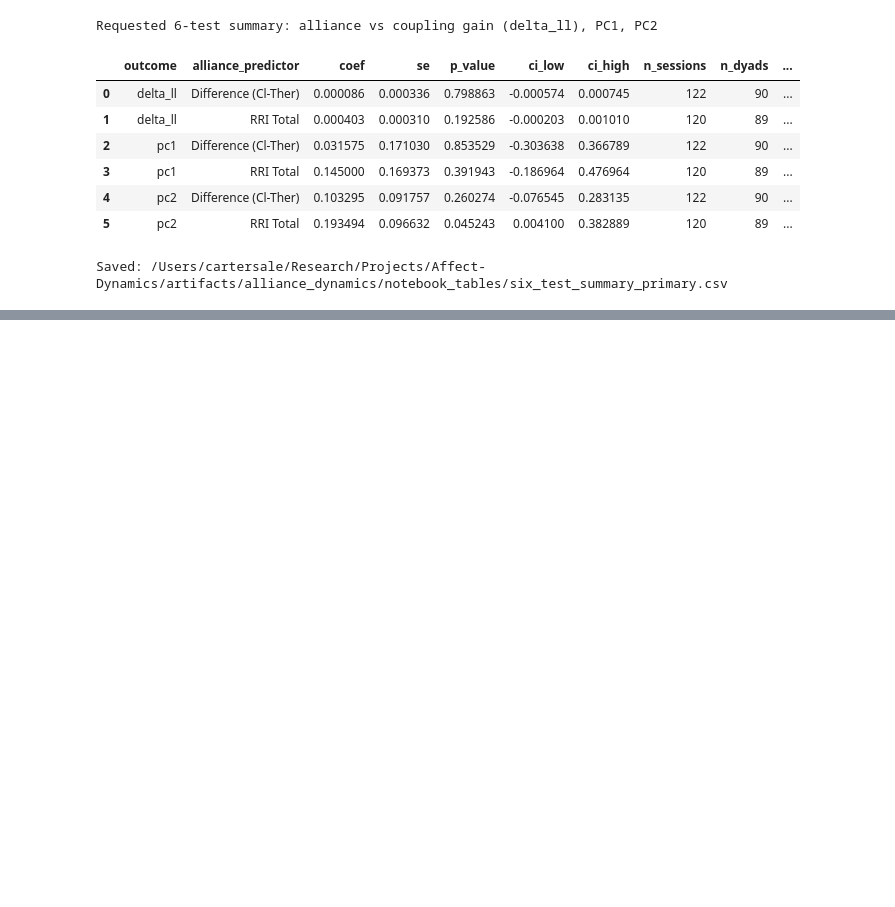
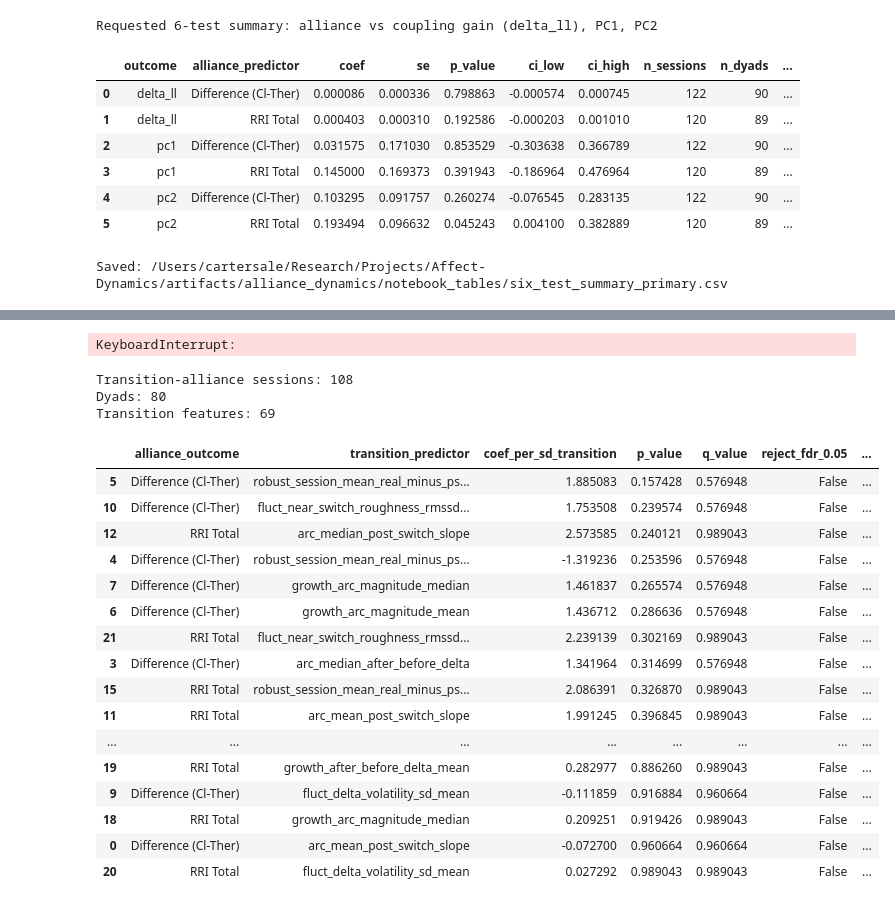
Before and after one commit to cartersale/Affect-Dynamics, a Jupyter notebook: notebooks/alliance_scores.ipynb, the cells around one changed output, grey strips where cells are left out. Saved outputs shown, nothing was run; the diff lists cells and outputs as text; code cells hidden in the pictures; blank space fills up the shorter version.

Commit message:
Add extended topology transition analyses

```diff
--- a/notebooks/alliance_scores.ipynb
+++ b/notebooks/alliance_scores.ipynb
@@ -39,7 +39,7 @@ cfg = yaml.safe_load((project_root / 'configs' / 'analysis.yaml').read_text())
 artifacts_dir = project_root / cfg['analysis']['out_dir']
 hmm_dir = project_root / cfg['analysis']['hmm_out_dir']
 processed_dir = project_root / cfg['data']['processed_dir']
-alliance_csv = project_root / 'alliance.csv'
+alliance_csv = project_root / 'data' / 'demographics_alliance' / 'alliance.csv'
 
 analysis_dir = artifacts_dir / 'alliance_dynamics'
 figure_dir = analysis_dir / 'notebook_figures'
@@ -1123,0 +1121,49 @@ Saved: /Users/cartersale/Research/Projects/Affect-Dynamics/artifacts/alliance_dy
+# %%
+# Build session-level transition features, run primary alliance models, and run an exploratory FDR screen.
+import runpy
+transition_script = project_root / 'scripts' / '08_alliance_transition.py'
+runpy.run_path(str(transition_script), run_name='__main__')
+# %% [output]
+KeyboardInterrupt:
+# %%
+transition_alliance_dir = artifacts_dir / 'alliance_dynamics' / 'transition_alliance'
+transition_table_dir = transition_alliance_dir / 'tables'
+transition_figure_dir = transition_alliance_dir / 'figures'
+
+transition_session_df = pd.read_csv(transition_table_dir / 'session_level_alliance_transition_features.csv')
+transition_primary = pd.read_csv(transition_table_dir / 'models_primary_alliance_from_transition_features.csv')
+transition_exploratory = pd.read_csv(transition_table_dir / 'models_exploratory_alliance_from_transition_features_fdr.csv')
+transition_ranked = pd.read_csv(transition_table_dir / 'ranked_transition_alliance_screen_top40.csv')
+transition_spearman = pd.read_csv(transition_table_dir / 'dyad_collapsed_transition_alliance_spearman_fdr.csv')
+
+print('Transition-alliance sessions:', len(transition_session_df))
+print('Dyads:', transition_session_df['dyad_id'].nunique())
+print('Transition features:', len([c for c in transition_session_df.columns if c.startswith(('arc_', 'robust_', 'growth_', 'fluct_', 'client_valence_', 'therapist_valence_'))]))
+
+display(
+    transition_primary.sort_values('p_value')[[
+        'alliance_outcome', 'transition_predictor', 'coef_per_sd_transition',
+        'p_value', 'q_value', 'reject_fdr_0.05', 'n_sessions', 'n_dyads'
+    ]]
+)
+# %% [output]
+Transition-alliance sessions: 108
+Dyads: 80
+Transition features: 69
+|  | alliance_outcome | transition_predictor | coef_per_sd_transition | p_value | q_value | reject_fdr_0.05 | ... |
+| 5 | Difference (Cl-Ther) | robust_session_mean_real_minus_ps... | 1.885083 | 0.157428 | 0.576948 | False | ... |
+| 10 | Difference (Cl-Ther) | fluct_near_switch_roughness_rmssd... | 1.753508 | 0.239574 | 0.576948 | False | ... |
+| 12 | RRI Total | arc_median_post_switch_slope | 2.573585 | 0.240121 | 0.989043 | False | ... |
+| 4 | Difference (Cl-Ther) | robust_session_mean_real_minus_ps... | -1.319236 | 0.253596 | 0.576948 | False | ... |
+| 7 | Difference (Cl-Ther) | growth_arc_magnitude_median | 1.461837 | 0.265574 | 0.576948 | False | ... |
+| 6 | Difference (Cl-Ther) | growth_arc_magnitude_mean | 1.436712 | 0.286636 | 0.576948 | False | ... |
+| 21 | RRI Total | fluct_near_switch_roughness_rmssd... | 2.239139 | 0.302169 | 0.989043 | False | ... |
+| 3 | Difference (Cl-Ther) | arc_median_after_before_delta | 1.341964 | 0.314699 | 0.576948 | False | ... |
+| 15 | RRI Total | robust_session_mean_real_minus_ps... | 2.086391 | 0.326870 | 0.989043 | False | ... |
+| 11 | RRI Total | arc_mean_post_switch_slope | 1.991245 | 0.396845 | 0.989043 | False | ... |
+| ... | ... | ... | ... | ... | ... | ... | ... |
+| 19 | RRI Total | growth_after_before_delta_mean | 0.282977 | 0.886260 | 0.989043 | False | ... |
+| 9 | Difference (Cl-Ther) | fluct_delta_volatility_sd_mean | -0.111859 | 0.916884 | 0.960664 | False | ... |
+| 18 | RRI Total | growth_arc_magnitude_median | 0.209251 | 0.919426 | 0.989043 | False | ... |
+| 0 | Difference (Cl-Ther) | arc_mean_post_switch_slope | -0.072700 | 0.960664 | 0.960664 | False | ... |
+| 20 | RRI Total | fluct_delta_volatility_sd_mean | 0.027292 | 0.989043 | 0.989043 | False | ... |
```
Also changed, not shown: parts of 5 cells of this notebook, 4 other files.
